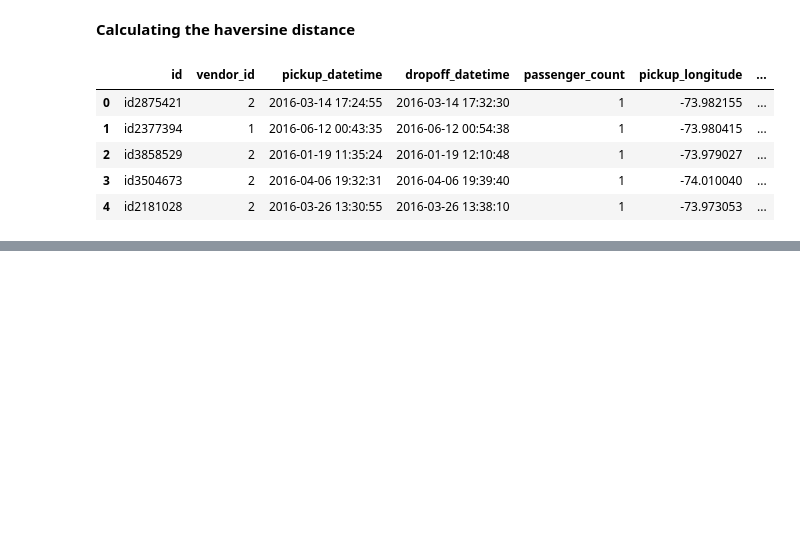
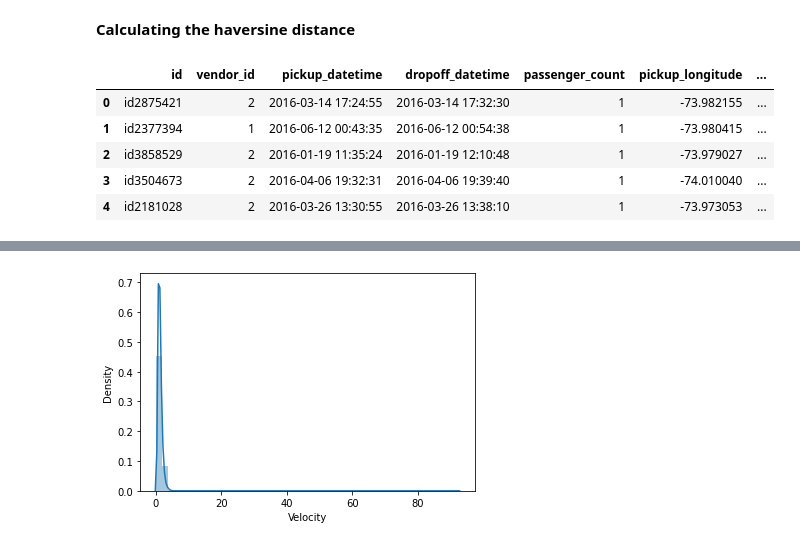
Before and after one commit to yasheshgupta/NYC-Taxi-Trip-Time-Prediction, a Jupyter notebook: NYC_Taxi_Trip_Time_Prediction_Capstone_Project.ipynb, the cells around one changed output, grey strips where cells are left out. Drawn from its saved outputs; the diff is of its cells as text; code cells hidden in the pictures; blank space fills up the shorter version.

```diff
--- a/NYC_Taxi_Trip_Time_Prediction_Capstone_Project.ipynb
+++ b/NYC_Taxi_Trip_Time_Prediction_Capstone_Project.ipynb
@@ -168,0 +176,5 @@ df.head()
+# %%
+def velocity(df):
+    return (df['haversine_dist']/(df['trip_duration']/360))
+# %%
+df['Velocity']  = df.apply(velocity, axis = 1)
@@ -168,0 +212,6 @@ df.head()
+# %%
+#checking distribution of velocity
+ax = sns.distplot(df['Velocity'])
+plt.show()
+# %% [output]
+[figure, added]
```
Also changed, not shown: parts of 14 cells of this notebook.
